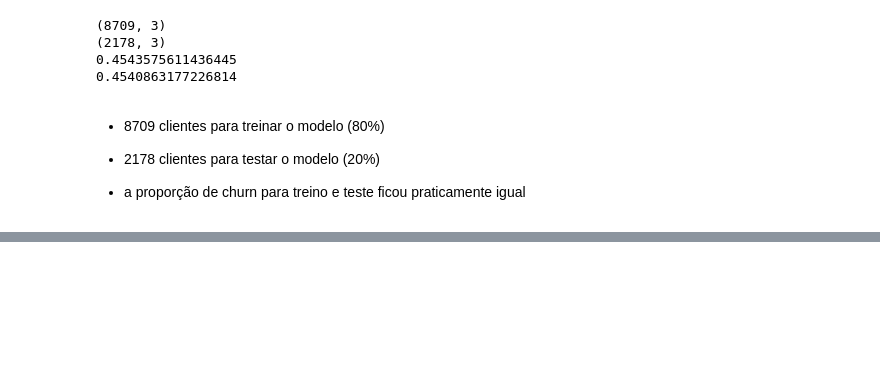
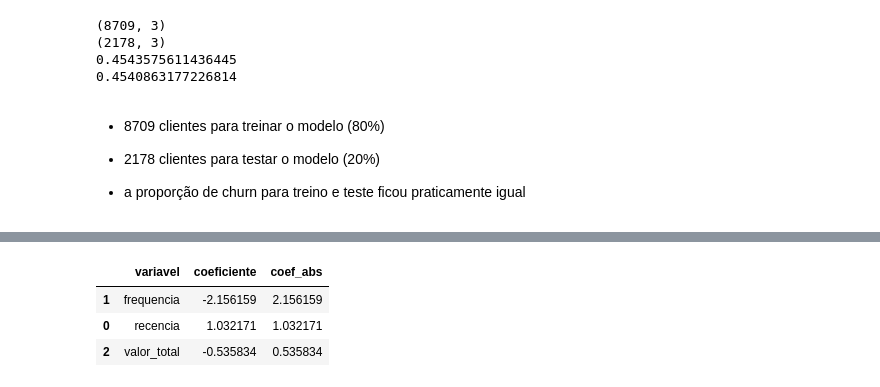
Before and after one commit to FelipeC-astro/TESTE_TECNICO_ANALISTA_PLENO, a Jupyter notebook: teste_tecnico.ipynb, the cells around one changed output, grey strips where cells are left out. Cells and saved outputs as stored; diff of their text form; code cells hidden in the pictures; blank space fills up the shorter version.

```diff
--- a/teste_tecnico.ipynb
+++ b/teste_tecnico.ipynb
@@ -1249,0 +1171,20 @@ df_resultado.to_csv(r'dados\resultado_churn_modelo.csv', index=False)
+# %%
+# se o coeficiente for positivo, a probabilidade de churn é maior
+# se o coeficiente for negativo, a probabilidade de churn é menor
+
+coeficientes = pd.DataFrame({
+    "variavel": X.columns,
+    "coeficiente": modelo.coef_[0]
+})
+
+coeficientes["coef_abs"] = coeficientes["coeficiente"].abs()
+
+coeficientes.sort_values(
+    "coef_abs",
+    ascending=False
+)
+# %% [output]
+|  | variavel | coeficiente | coef_abs |
+| 1 | frequencia | -2.156159 | 2.156159 |
+| 0 | recencia | 1.032171 | 1.032171 |
+| 2 | valor_total | -0.535834 | 0.535834 |
```
Also changed, not shown: parts of 42 cells of this notebook, 1 other file.
